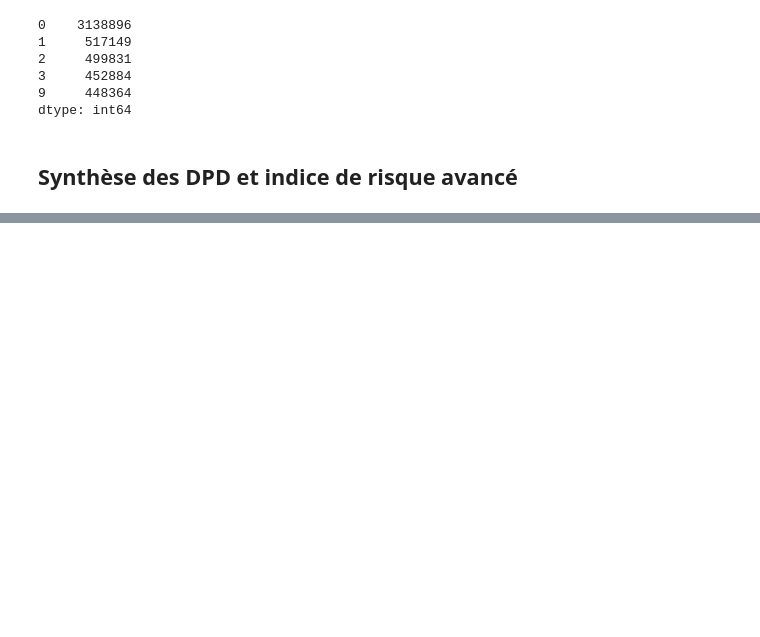
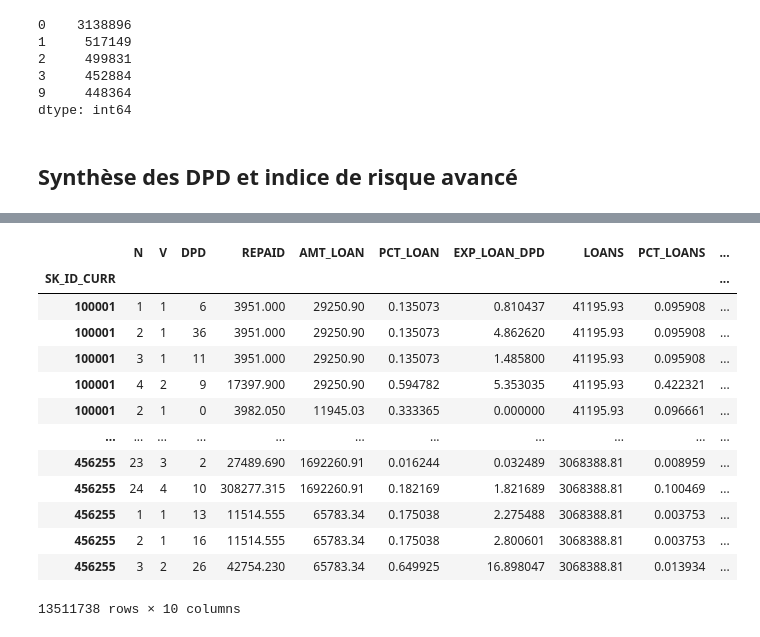
Before and after one commit to Franck-PepperLabs/pepper_credit_scoring_tool, a Jupyter notebook: notebooks/feature_engineering/assert/assert.ipynb, the cells around one changed output, grey strips where cells are left out. Cells and saved outputs as stored; diff of their text form; code cells hidden in the pictures; blank space fills up the shorter version.

```diff
--- a/notebooks/feature_engineering/assert/assert.ipynb
+++ b/notebooks/feature_engineering/assert/assert.ipynb
@@ -3665,0 +4671,3 @@ Pour un client donné, tous prêts confondus, il suffit de procéder de la même
+# %%
+repaid_by_dpd["PCT_LOAN"] = repaid_by_dpd.REPAID / repaid_by_dpd.AMT_LOAN
+display(repaid_by_dpd)
@@ -3665,0 +4796,3 @@ Pour un client donné, tous prêts confondus, il suffit de procéder de la même
+# %%
+repaid_by_dpd["EXP_LOAN_DPD"] = repaid_by_dpd.DPD * repaid_by_dpd["PCT_LOAN"]
+display(repaid_by_dpd)
@@ -3665,0 +4986,5 @@ Pour un client donné, tous prêts confondus, il suffit de procéder de la même
+# %%
+repaid_by_dpd_ext = repaid_by_dpd.merge(
+    loaned_amount_by_client, on="SK_ID_CURR", how="left"
+)
+display(repaid_by_dpd_ext)
@@ -3665,0 +5006,19 @@ Pour un client donné, tous prêts confondus, il suffit de procéder de la même
+# %%
+repaid_by_dpd_ext["PCT_LOANS"] = repaid_by_dpd_ext.REPAID / repaid_by_dpd_ext.LOANS
+repaid_by_dpd_ext["EXP_LOANS_DPD"] = repaid_by_dpd_ext.PCT_LOANS * repaid_by_dpd_ext.DPD
+display(repaid_by_dpd_ext)
+# %% [output]
+|  | N | V | DPD | REPAID | AMT_LOAN | PCT_LOAN | EXP_LOAN_DPD | LOANS | PCT_LOANS | ... |
+| SK_ID_CURR |  |  |  |  |  |  |  |  |  | ... |
+| 100001 | 1 | 1 | 6 | 3951.000 | 29250.90 | 0.135073 | 0.810437 | 41195.93 | 0.095908 | ... |
+| 100001 | 2 | 1 | 36 | 3951.000 | 29250.90 | 0.135073 | 4.862620 | 41195.93 | 0.095908 | ... |
+| 100001 | 3 | 1 | 11 | 3951.000 | 29250.90 | 0.135073 | 1.485800 | 41195.93 | 0.095908 | ... |
+| 100001 | 4 | 2 | 9 | 17397.900 | 29250.90 | 0.594782 | 5.353035 | 41195.93 | 0.422321 | ... |
+| 100001 | 2 | 1 | 0 | 3982.050 | 11945.03 | 0.333365 | 0.000000 | 41195.93 | 0.096661 | ... |
+| ... | ... | ... | ... | ... | ... | ... | ... | ... | ... | ... |
+| 456255 | 23 | 3 | 2 | 27489.690 | 1692260.91 | 0.016244 | 0.032489 | 3068388.81 | 0.008959 | ... |
+| 456255 | 24 | 4 | 10 | 308277.315 | 1692260.91 | 0.182169 | 1.821689 | 3068388.81 | 0.100469 | ... |
+| 456255 | 1 | 1 | 13 | 11514.555 | 65783.34 | 0.175038 | 2.275488 | 3068388.81 | 0.003753 | ... |
+| 456255 | 2 | 1 | 16 | 11514.555 | 65783.34 | 0.175038 | 2.800601 | 3068388.81 | 0.003753 | ... |
+| 456255 | 3 | 2 | 26 | 42754.230 | 65783.34 | 0.649925 | 16.898047 | 3068388.81 | 0.013934 | ... |
+13511738 rows × 10 columns
```
Also changed, not shown: parts of 132 cells of this notebook, 10 other files.
